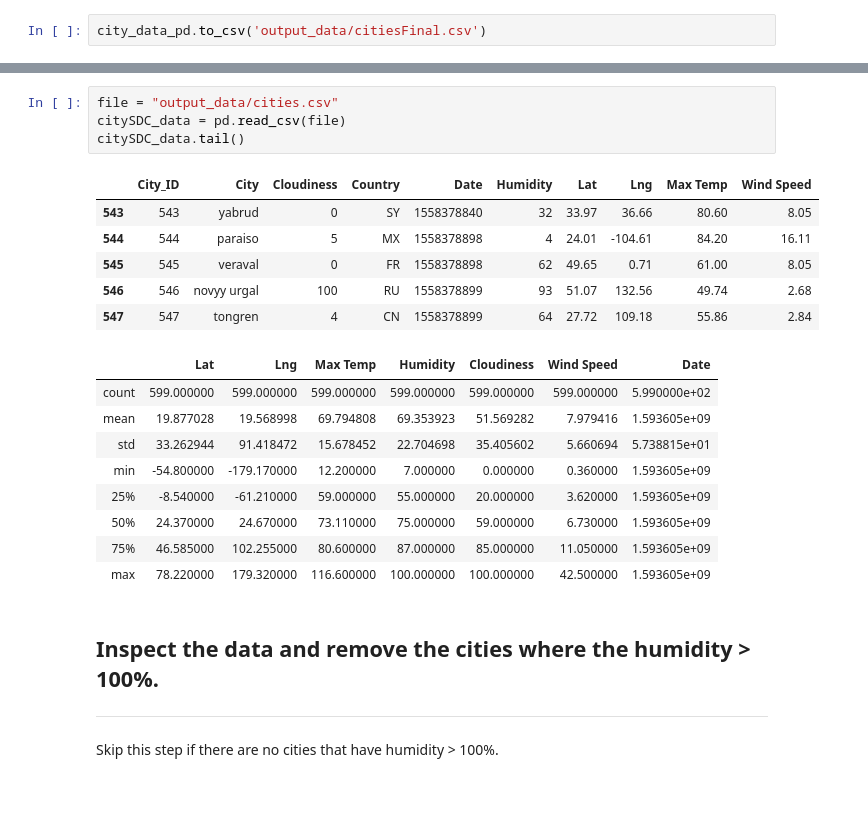
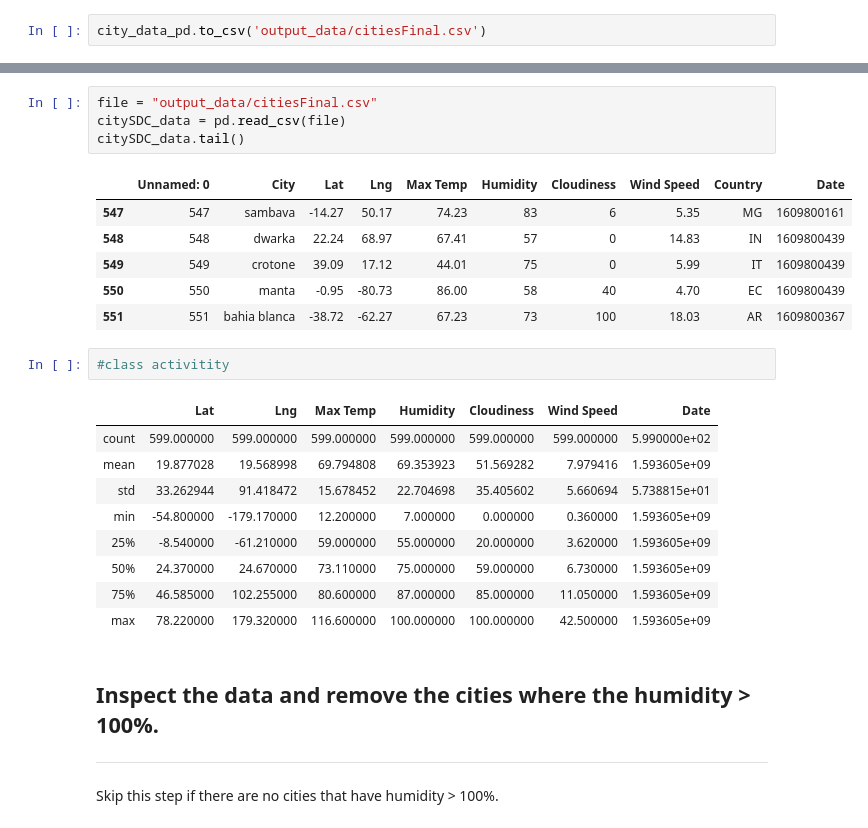
Before and after one commit to drsharice/python-api-challenge, a Jupyter notebook: WeatherPy/WeatherPy2.ipynb, the cells around one changed output, grey strips where cells are left out. Saved outputs shown, nothing was run; the diff lists cells and outputs as text; blank space fills up the shorter version.

```diff
--- a/WeatherPy/WeatherPy2.ipynb
+++ b/WeatherPy/WeatherPy2.ipynb
@@ -263,15 +265,16 @@ city_data_pd.describe()
 # %%
-file = "output_data/cities.csv"
+file = "output_data/citiesFinal.csv"
 citySDC_data = pd.read_csv(file)
 citySDC_data.tail()
 # %% [output]
-|  | City_ID | City | Cloudiness | Country | Date | Humidity | Lat | Lng | Max Temp | Wind Speed |
-| 543 | 543 | yabrud | 0 | SY | 1558378840 | 32 | 33.97 | 36.66 | 80.60 | 8.05 |
-| 544 | 544 | paraiso | 5 | MX | 1558378898 | 4 | 24.01 | -104.61 | 84.20 | 16.11 |
-| 545 | 545 | veraval | 0 | FR | 1558378898 | 62 | 49.65 | 0.71 | 61.00 | 8.05 |
-| 546 | 546 | novyy urgal | 100 | RU | 1558378899 | 93 | 51.07 | 132.56 | 49.74 | 2.68 |
-| 547 | 547 | tongren | 4 | CN | 1558378899 | 64 | 27.72 | 109.18 | 55.86 | 2.84 |
+|  | Unnamed: 0 | City | Lat | Lng | Max Temp | Humidity | Cloudiness | Wind Speed | Country | Date |
+| 547 | 547 | sambava | -14.27 | 50.17 | 74.23 | 83 | 6 | 5.35 | MG | 1609800161 |
+| 548 | 548 | dwarka | 22.24 | 68.97 | 67.41 | 57 | 0 | 14.83 | IN | 1609800439 |
+| 549 | 549 | crotone | 39.09 | 17.12 | 44.01 | 75 | 0 | 5.99 | IT | 1609800439 |
+| 550 | 550 | manta | -0.95 | -80.73 | 86.00 | 58 | 40 | 4.70 | EC | 1609800439 |
+| 551 | 551 | bahia blanca | -38.72 | -62.27 | 67.23 | 73 | 100 | 18.03 | AR | 1609800367 |
 # %%
+#class activitity
 # %% [output]
 |  | Lat | Lng | Max Temp | Humidity | Cloudiness | Wind Speed | Date |
 | count | 599.000000 | 599.000000 | 599.000000 | 599.000000 | 599.000000 | 599.000000 | 5.990000e+02 |
```
Also changed, not shown: parts of 34 cells of this notebook, 10 other files.
